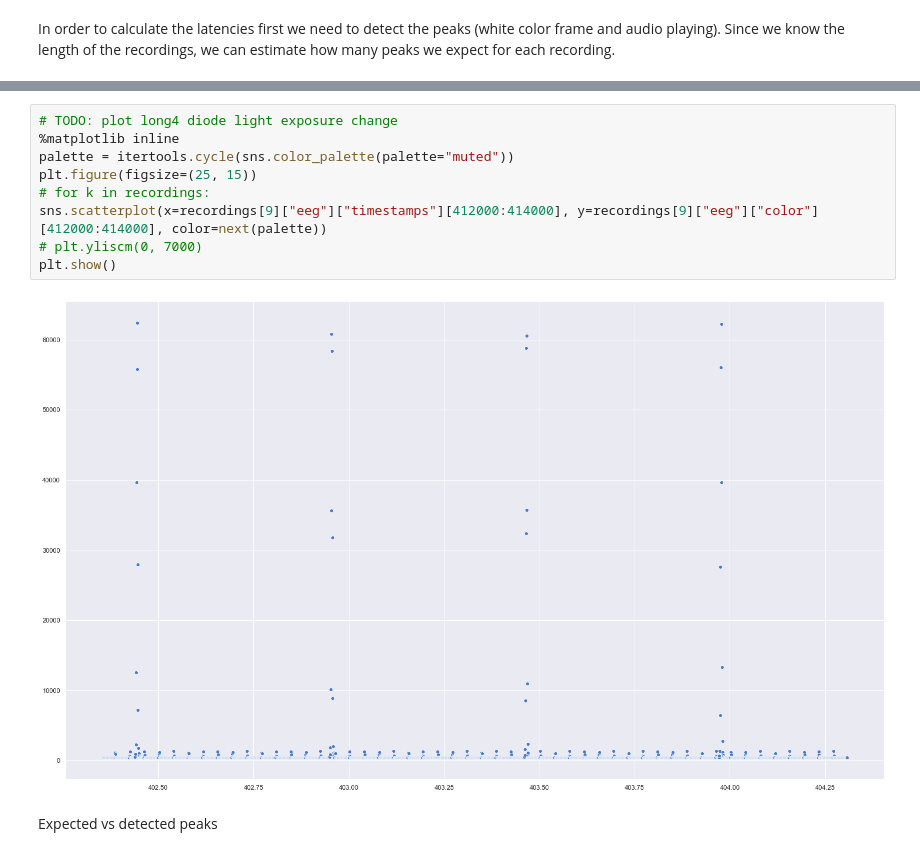
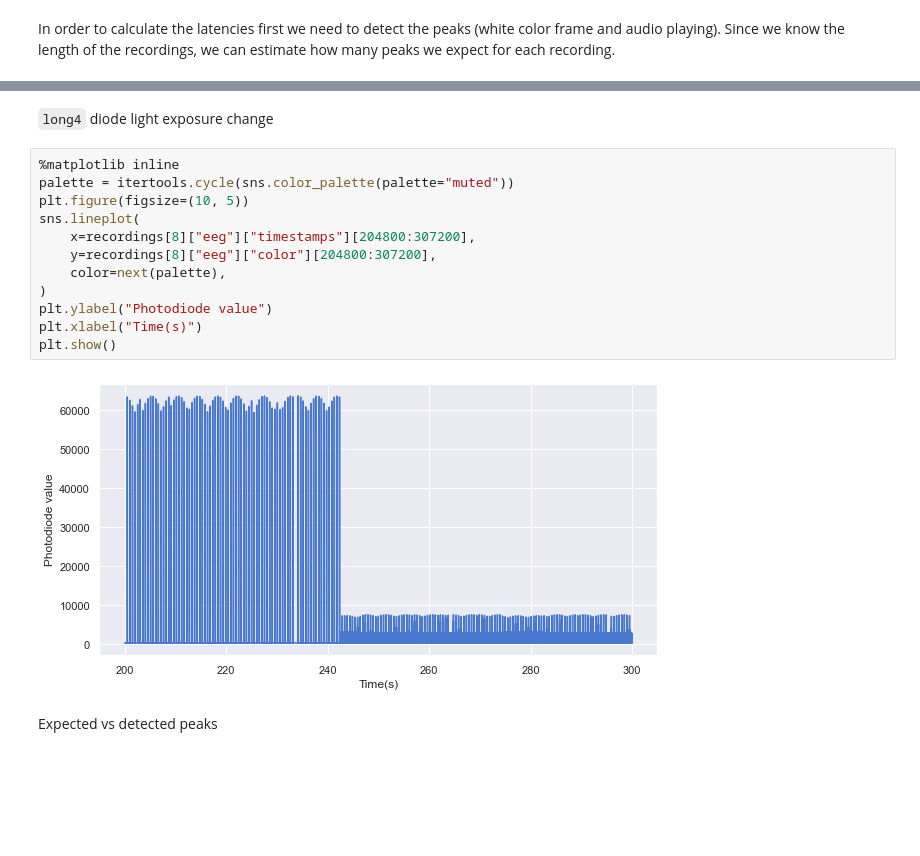
Before and after one commit to mvidaldp/lsl_latency_analysis, a Jupyter notebook: analysis.ipynb, the cells around one changed output, grey strips where cells are left out. Cells and saved outputs as stored; diff of their text form; blank space fills up the shorter version.

Commit message:
Update plots and tables

```diff
--- a/analysis.ipynb
+++ b/analysis.ipynb
@@ -1174,14 +1253,19 @@ c_stats = pd.merge(c_stats, c_avg, left_index=True, right_index=True)
+# %% [markdown]
+`long4` diode light exposure change
 # %%
-# TODO: plot long4 diode light exposure change
 %matplotlib inline
 palette = itertools.cycle(sns.color_palette(palette="muted"))
-plt.figure(figsize=(25, 15))
-# for k in recordings:
-sns.scatterplot(x=recordings[9]["eeg"]["timestamps"][412000:414000], y=recordings[9]["eeg"]["color"][412000:414000], color=next(palette))
-# plt.yliscm(0, 7000)
+plt.figure(figsize=(10, 5))
+sns.lineplot(
+    x=recordings[8]["eeg"]["timestamps"][204800:307200],
+    y=recordings[8]["eeg"]["color"][204800:307200],
+    color=next(palette),
+)
+plt.ylabel("Photodiode value")
+plt.xlabel("Time(s)")
 plt.show()
 # %% [output]
-[figure, old version]
+[figure, new version]
 # %% [markdown]
 Expected vs detected peaks
 # %%
```
Also changed, not shown: parts of 21 cells of this notebook.
